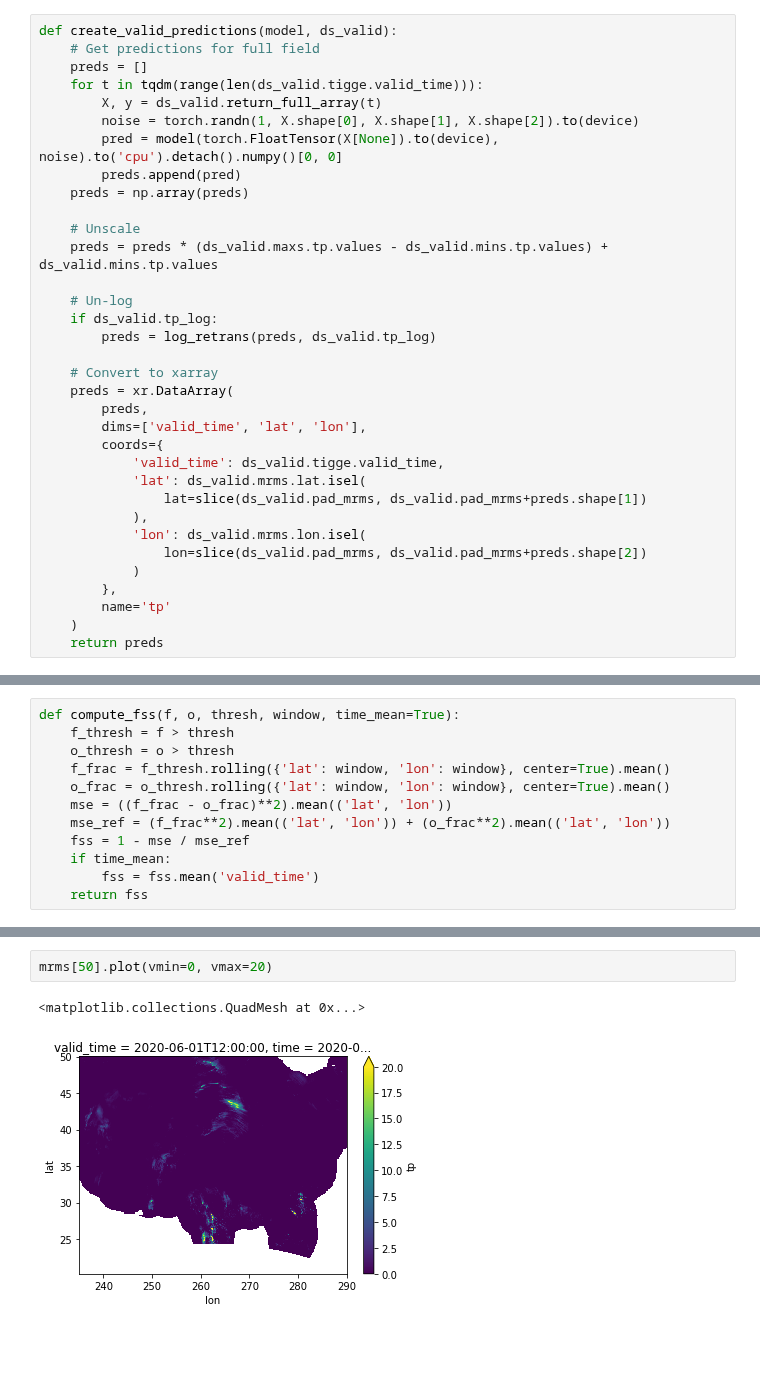
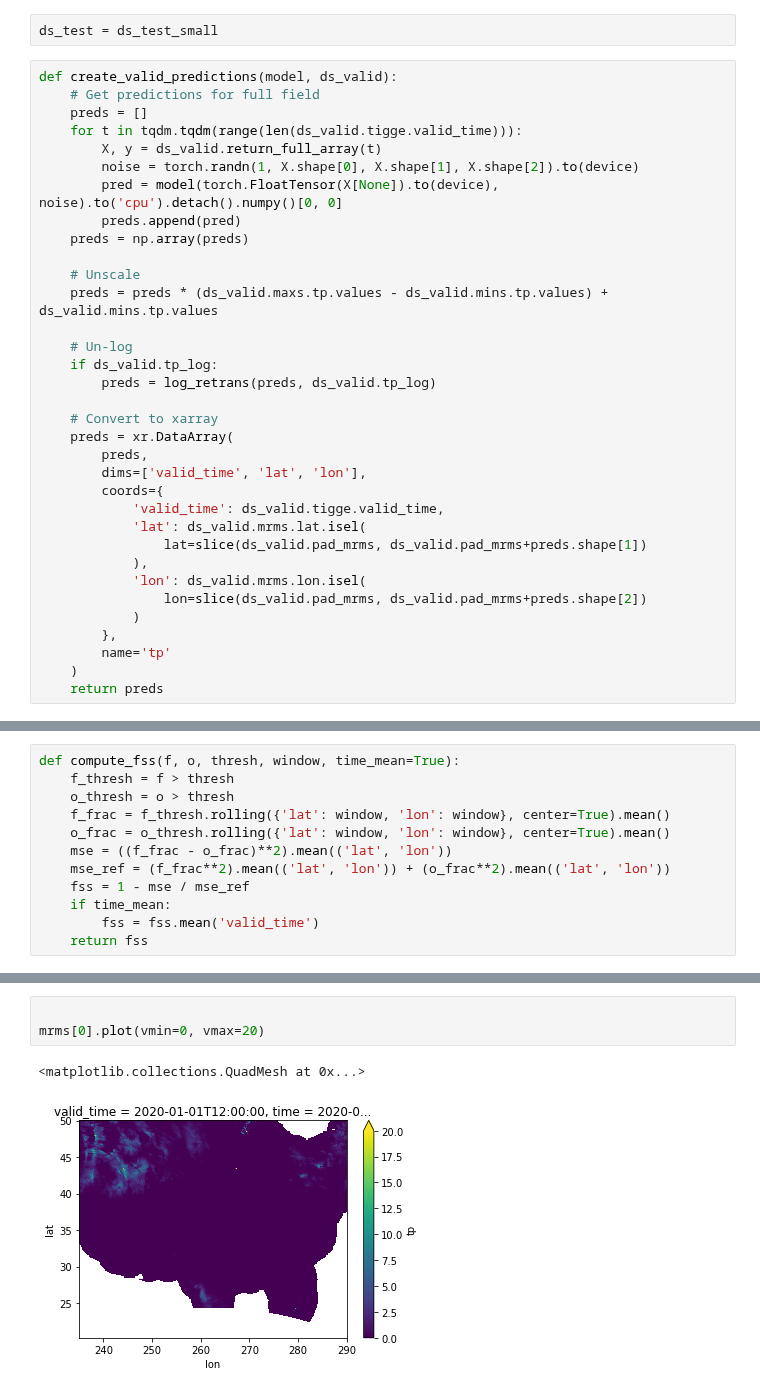
Before and after one commit to raspstephan/nwp-downscale, a Jupyter notebook: notebooks/stephan_notebooks/19-Eval-with-Ilans-models.ipynb, the cells around one changed output, grey strips where cells are left out. Cells and saved outputs as stored; diff of their text form; blank space fills up the shorter version.

```diff
--- a/notebooks/stephan_notebooks/19-Eval-with-Ilans-models.ipynb
+++ b/notebooks/stephan_notebooks/19-Eval-with-Ilans-models.ipynb
@@ -212,11 +212,13 @@ scores
  0.68224376)
 # %% [markdown]
 ## My full field eval
+# %%
+ds_test = ds_test_small
 # %%
 def create_valid_predictions(model, ds_valid):
     # Get predictions for full field
     preds = []
-    for t in tqdm(range(len(ds_valid.tigge.valid_time))):
+    for t in tqdm.tqdm(range(len(ds_valid.tigge.valid_time))):
         X, y = ds_valid.return_full_array(t)
         noise = torch.randn(1, X.shape[0], X.shape[1], X.shape[2]).to(device)
         pred = model(torch.FloatTensor(X[None]).to(device), noise).to('cpu').detach().numpy()[0, 0]
@@ -539,7 +559,8 @@ array(0.40051288)
 # %%
-mrms[50].plot(vmin=0, vmax=20)
+
+mrms[0].plot(vmin=0, vmax=20)
 # %% [output]
 <matplotlib.collections.QuadMesh at 0x...>
-[figure, old version]
+[figure, new version]
 # %%
 det_pred[50].plot(vmin=0, vmax=20)
```
Also changed, not shown: parts of 26 cells of this notebook, 2 other files.
